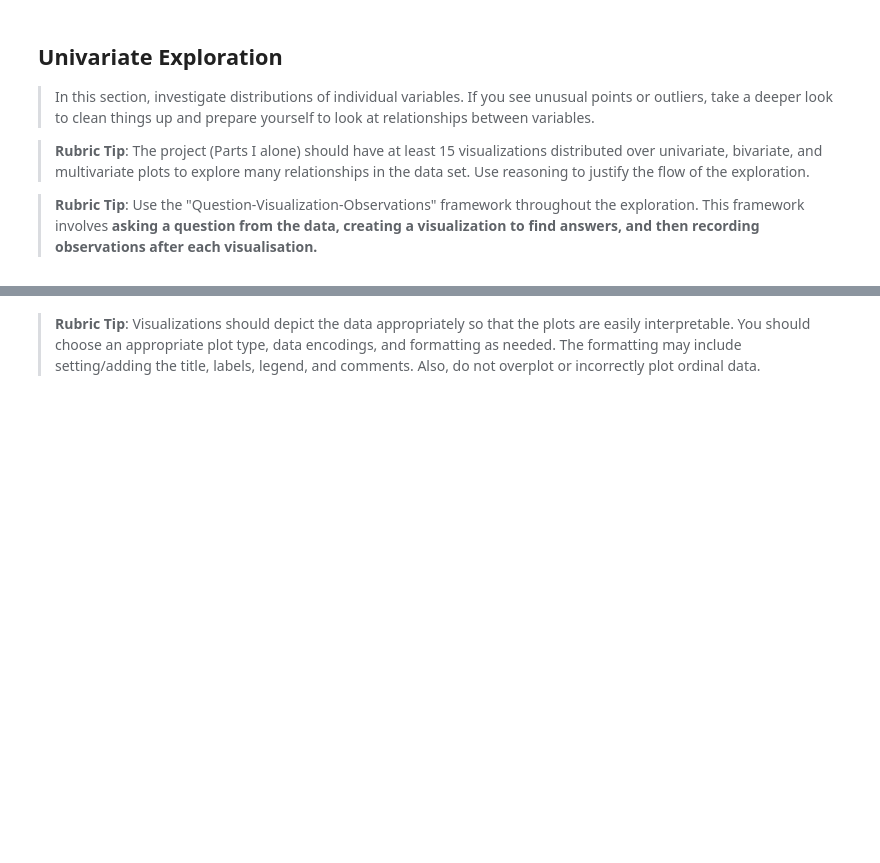
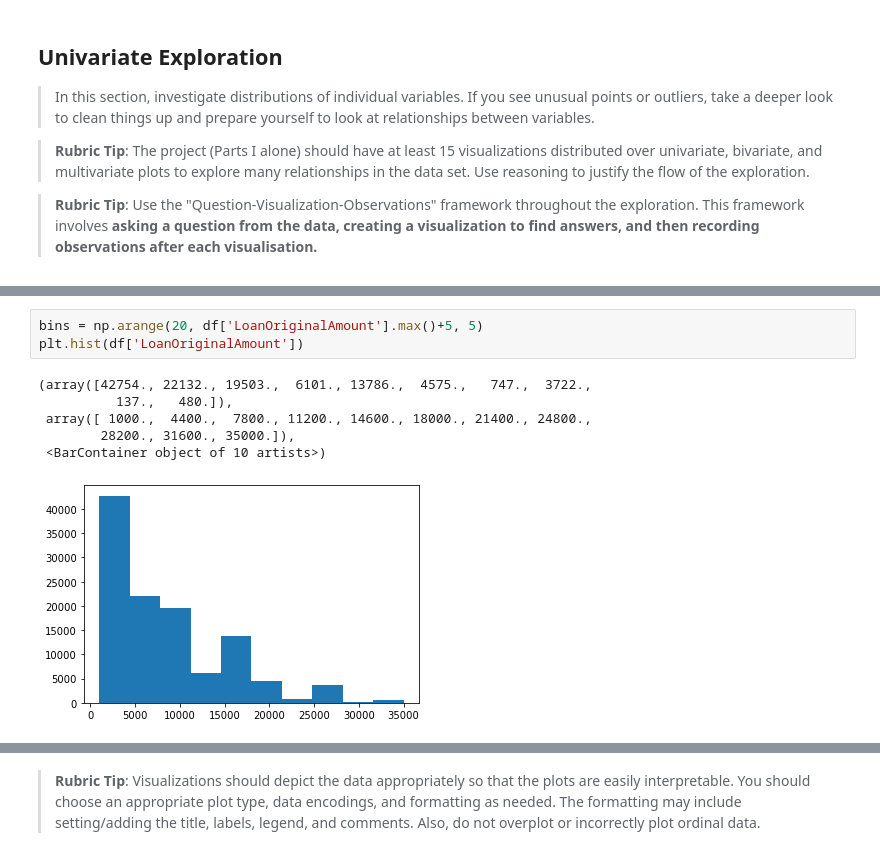
Before and after one commit to chepkuruipurity/visualize, a Jupyter notebook: Part_I_exploration_template.ipynb, the cells around one changed output, grey strips where cells are left out. Saved outputs shown, nothing was run; the diff lists cells and outputs as text; blank space fills up the shorter version.

```diff
--- a/Part_I_exploration_template.ipynb
+++ b/Part_I_exploration_template.ipynb
@@ -103,0 +135,10 @@ and prepare yourself to look at relationships between variables.
+# %%
+bins = np.arange(20, df['LoanOriginalAmount'].max()+5, 5)
+plt.hist(df['LoanOriginalAmount'])
+# %% [output]
+(array([42754., 22132., 19503.,  6101., 13786.,  4575.,   747.,  3722.,
+          137.,   480.]),
+ array([ 1000.,  4400.,  7800., 11200., 14600., 18000., 21400., 24800.,
+        28200., 31600., 35000.]),
+ <BarContainer object of 10 artists>)
+[figure, added]
```
Also changed, not shown: parts of 11 cells of this notebook.
